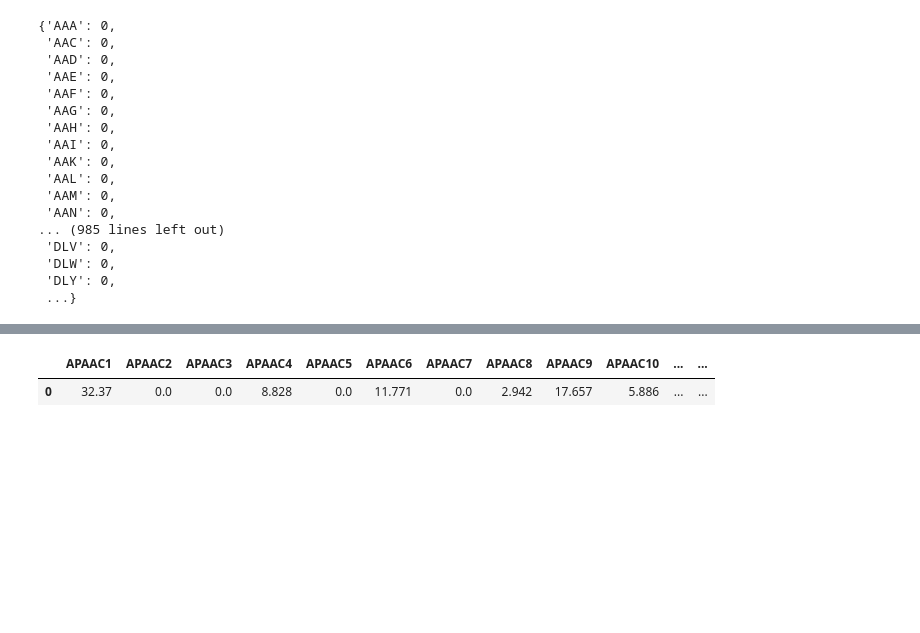
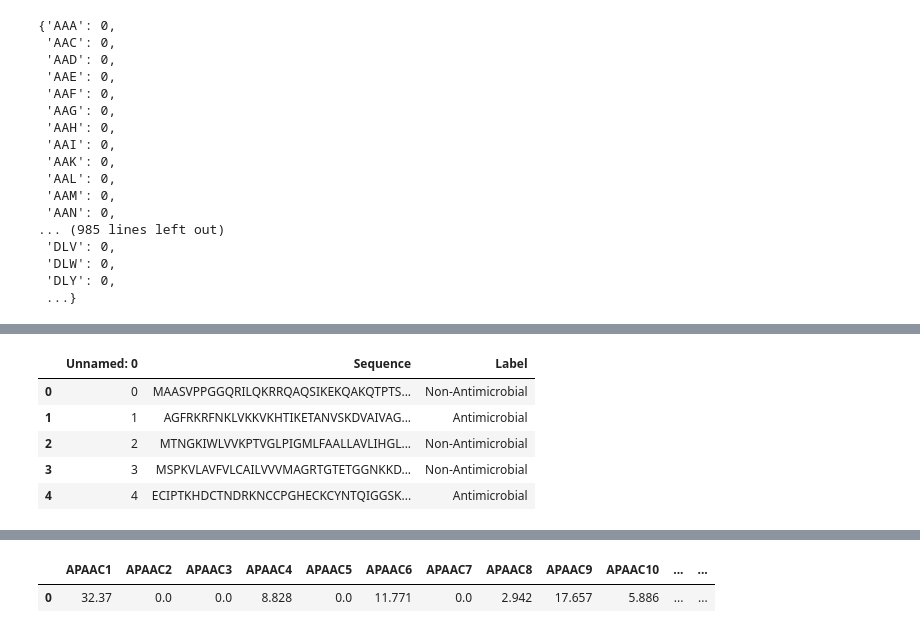
Before and after one commit to SanjeevM2004/BT3040-TPA, a Jupyter notebook: AIBD_Project_Features_V1.ipynb, the cells around one changed output, grey strips where cells are left out. Cells and saved outputs as stored; diff of their text form; code cells hidden in the pictures; blank space fills up the shorter version.

```diff
--- a/AIBD_Project_Features_V1.ipynb
+++ b/AIBD_Project_Features_V1.ipynb
@@ -227,0 +230,12 @@ features_df.to_excel('data/Dataset_extracted.xlsx')
+# %%
+import pandas as pd
+data = pd.read_excel('data/test_BPM.xlsx')
+#data = data.drop('Unnamed: 0', axis=1)
+data.head()
+# %% [output]
+|  | Unnamed: 0 | Sequence | Label |
+| 0 | 0 | MAASVPPGGQRILQKRRQAQSIKEKQAKQTPTS... | Non-Antimicrobial |
+| 1 | 1 | AGFRKRFNKLVKKVKHTIKETANVSKDVAIVAG... | Antimicrobial |
+| 2 | 2 | MTNGKIWLVVKPTVGLPIGMLFAALLAVLIHGL... | Non-Antimicrobial |
+| 3 | 3 | MSPKVLAVFVLCAILVVVMAGRTGTETGGNKKD... | Non-Antimicrobial |
+| 4 | 4 | ECIPTKHDCTNDRKNCCPGHECKCYNTQIGGSK... | Antimicrobial |
```
Also changed, not shown: parts of 5 cells of this notebook, 19 other files.
